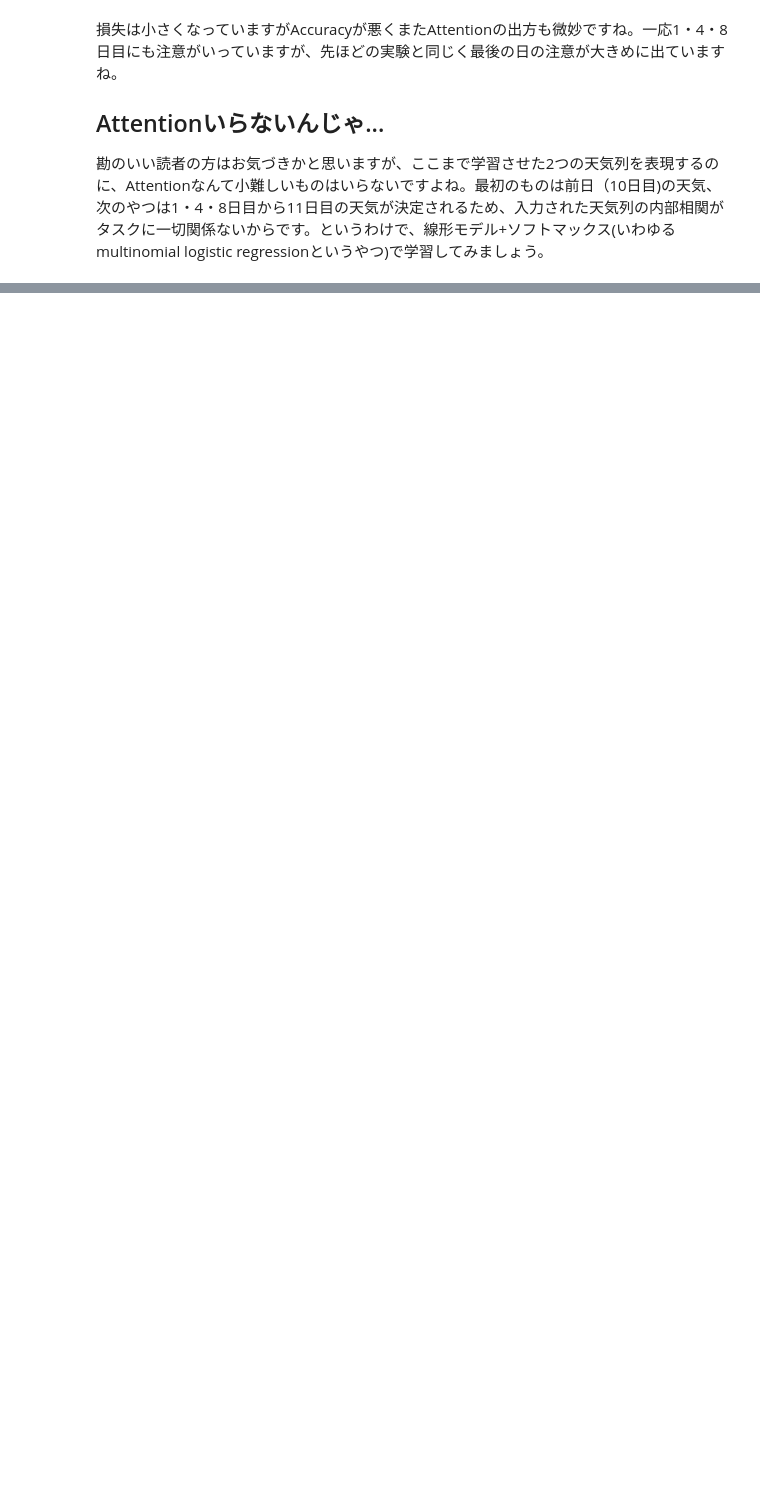
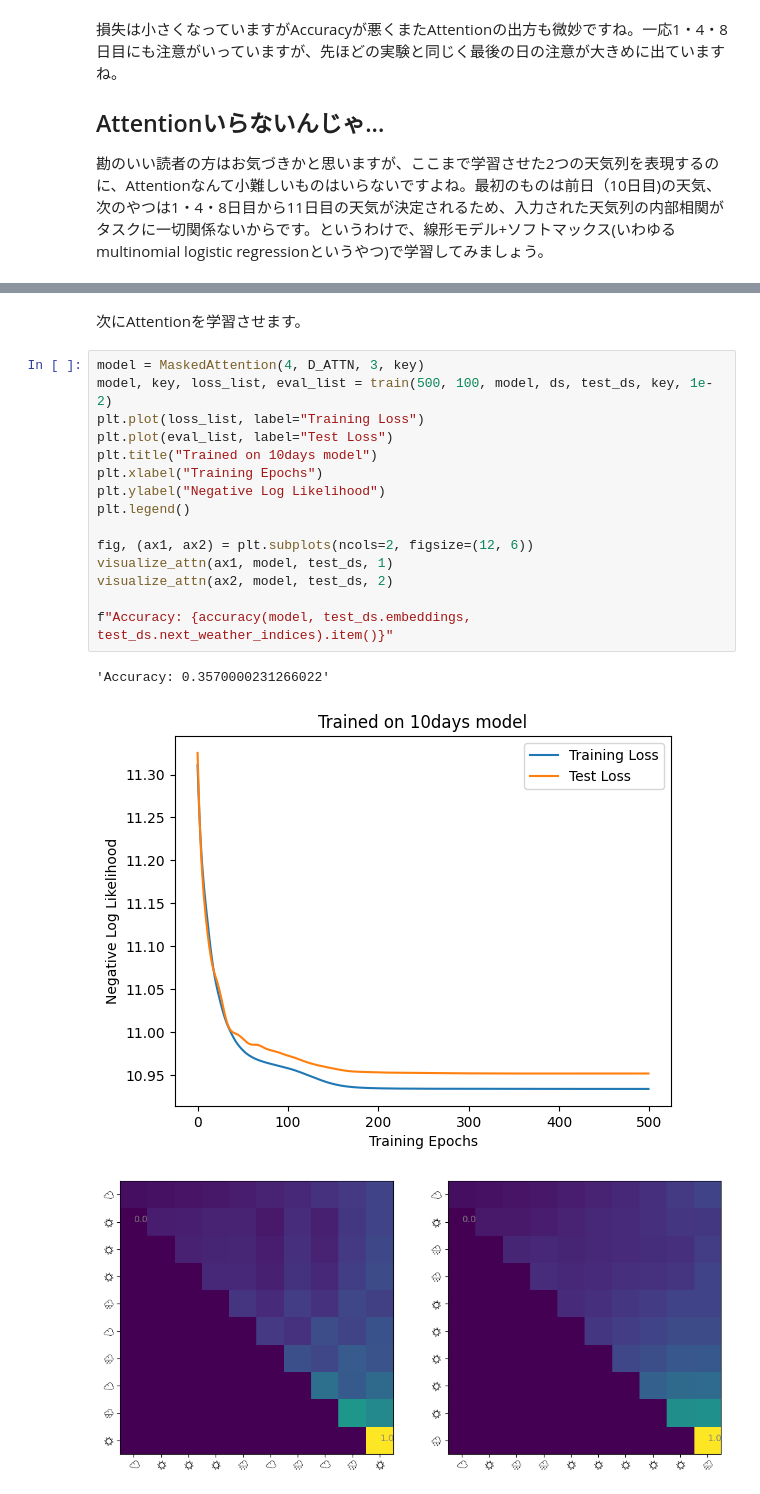
Before and after one commit to kngwyu/rlog2, a Jupyter notebook: posts/understanding-attention.ipynb, the cells around one changed output, grey strips where cells are left out. Drawn from its saved outputs; the diff is of its cells as text; blank space fills up the shorter version.

Commit message:
[Attention Blog] Some more data

```diff
--- a/posts/understanding-attention.ipynb
+++ b/posts/understanding-attention.ipynb
@@ -487,0 +536,21 @@ Attentionではパラメータの数が $(d_\textrm{in} + 1)(2d_\textrm{attn} +
+# %% [markdown]
+次にAttentionを学習させます。
+# %%
+model = MaskedAttention(4, D_ATTN, 3, key)
+model, key, loss_list, eval_list = train(500, 100, model, ds, test_ds, key, 1e-2)
+plt.plot(loss_list, label="Training Loss")
+plt.plot(eval_list, label="Test Loss")
+plt.title("Trained on 10days model")
+plt.xlabel("Training Epochs")
+plt.ylabel("Negative Log Likelihood")
+plt.legend()
+
+fig, (ax1, ax2) = plt.subplots(ncols=2, figsize=(12, 6))
+visualize_attn(ax1, model, test_ds, 1)
+visualize_attn(ax2, model, test_ds, 2)
+
+f"Accuracy: {accuracy(model, test_ds.embeddings, test_ds.next_weather_indices).item()}"
+# %% [output]
+'Accuracy: 0.3570000231266022'
+[figure, added]
+[figure, added]
```
Also changed, not shown: parts of 20 cells of this notebook.
